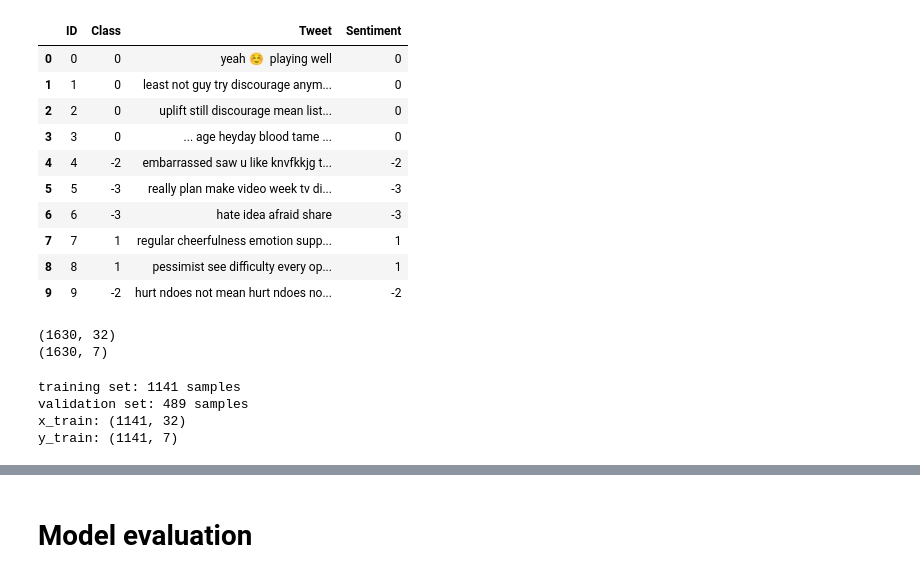
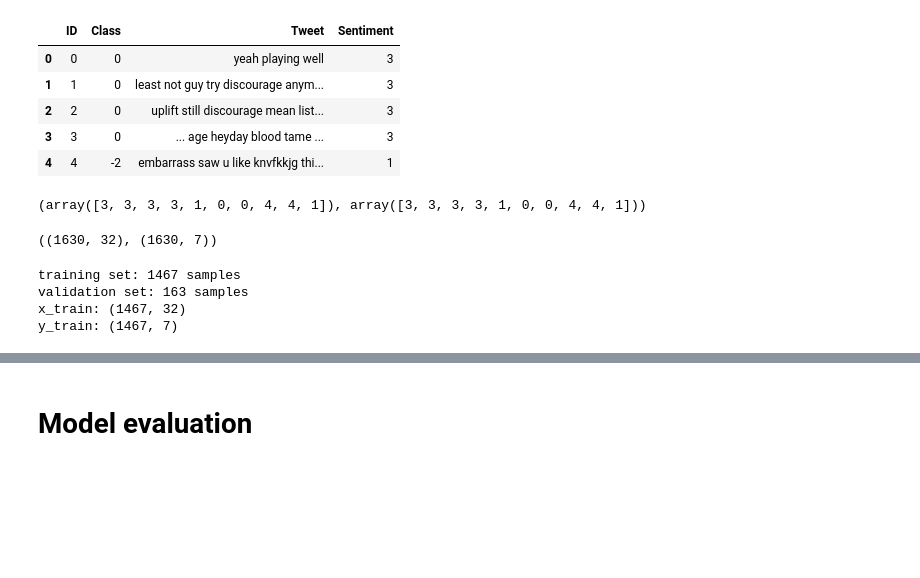
Before and after one commit to Garfounkel/sentiment_analysis, a Jupyter notebook: transfer_learning.ipynb, the cells around one changed output, grey strips where cells are left out. Saved outputs shown, nothing was run; the diff lists cells and outputs as text; code cells hidden in the pictures; blank space fills up the shorter version.

Commit message:
[Fix] Fixed 7 classes to_categorical

```diff
--- a/transfer_learning.ipynb
+++ b/transfer_learning.ipynb
@@ -67,16 +71,11 @@ _________________________________________________________________
 None
 # %%
 tweets = pd.read_feather('pickles/train_7.feather')
-tweets.head(10)
+tweets.head(5)
 # %% [output]
 |  | ID | Class | Tweet | Sentiment |
-| 0 | 0 | 0 | yeah ☺ ️ playing well | 0 |
-| 1 | 1 | 0 | least not guy try discourage anym... | 0 |
-| 2 | 2 | 0 | uplift still discourage mean list... | 0 |
-| 3 | 3 | 0 | ... age heyday blood tame ... | 0 |
-| 4 | 4 | -2 | embarrassed saw u like knvfkkjg t... | -2 |
-| 5 | 5 | -3 | really plan make video week tv di... | -3 |
-| 6 | 6 | -3 | hate idea afraid share | -3 |
-| 7 | 7 | 1 | regular cheerfulness emotion supp... | 1 |
-| 8 | 8 | 1 | pessimist see difficulty every op... | 1 |
-| 9 | 9 | -2 | hurt ndoes not mean hurt ndoes no... | -2 |
+| 0 | 0 | 0 | yeah playing well | 3 |
+| 1 | 1 | 0 | least not guy try discourage anym... | 3 |
+| 2 | 2 | 0 | uplift still discourage mean list... | 3 |
+| 3 | 3 | 0 | ... age heyday blood tame ... | 3 |
+| 4 | 4 | -2 | embarrass saw u like knvfkkjg thi... | 1 |
@@ -95,14 +89,16 @@ MAX_SEQUENCE_LENGTH = 32
 
 train_sequences = pad_sequences(sequences, MAX_SEQUENCE_LENGTH)
 targets = to_categorical(sentiments, 7)
+# %%
+np.argmax(to_categorical(sentiments, 7) ,axis=1)[:10], np.array(sentiments[:10])
+# %% [output]
+(array([3, 3, 3, 3, 1, 0, 0, 4, 4, 1]), array([3, 3, 3, 3, 1, 0, 0, 4, 4, 1]))
 # %%
-print(train_sequences.shape)
-print(targets.shape)
+train_sequences.shape, targets.shape
 # %% [output]
-(1630, 32)
-(1630, 7)
+((1630, 32), (1630, 7))
 # %%
-X_train, X_val, y_train, y_val = train_test_split(train_sequences, targets, test_size=0.3)
+X_train, X_val, y_train, y_val = train_test_split(train_sequences, targets, test_size=0.1)
 
 print('training set: ' + str(len(X_train)) + ' samples')
 print('validation set: ' + str(len(X_val)) + ' samples')
@@ -110,10 +106,10 @@ print('validation set: ' + str(len(X_val)) + ' samples')
 print('x_train:', X_train.shape)
 print('y_train:', y_train.shape)
 # %% [output]
-training set: 1141 samples
-validation set: 489 samples
-x_train: (1141, 32)
-y_train: (1141, 7)
+training set: 1467 samples
+validation set: 163 samples
+x_train: (1467, 32)
+y_train: (1467, 7)
 # %%
 model.fit(X_train, y_train, batch_size=128, validation_data=(X_val, y_val), epochs=5)
 # %% [output]
```
Also changed, not shown: parts of 21 cells of this notebook, 3 other files.
